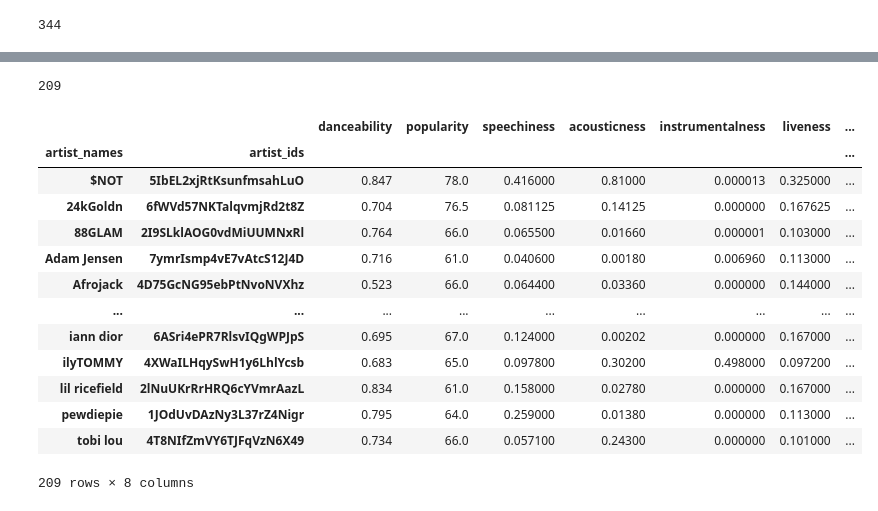
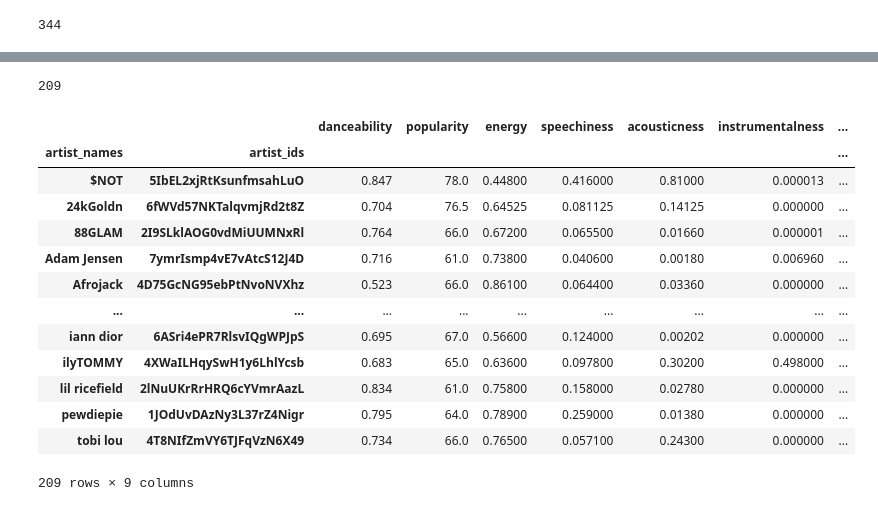
Before and after one commit to sucharita1/choose_your_music, a Jupyter notebook: spotify_songs_analysis.ipynb, the cells around one changed output, grey strips where cells are left out. Drawn from its saved outputs; the diff is of its cells as text; code cells hidden in the pictures.

```diff
--- a/spotify_songs_analysis.ipynb
+++ b/spotify_songs_analysis.ipynb
@@ -74,3 +88,11 @@ memory usage: 326.7+ KB
 # Change the datatype of release date to datetime and create a new column for release year
 songs_data_df['release_date'] = pd.to_datetime(songs_data_df['release_date'])
 songs_data_df['release_year'] = pd.DatetimeIndex(songs_data_df['release_date']).year
+
+# normalize tempo
+# Normalize tempo values
+column = songs_data_df["tempo"]
+max_tempo = column.max()
+
+songs_data_df['tempo'] = songs_data_df['tempo'].apply(lambda x: x/max_tempo)
+songs_data_df
@@ -168,42 +359,42 @@ songs_by_year_mean_df
 # %%
 # Creating group of audio features by artist
 popularity_by_artist_df = popular_songs_data_df.groupby(['artist_names', 'artist_ids']).mean()['popularity']
 danceability_by_artist_df = popular_songs_data_df.groupby(['artist_names', 'artist_ids']).mean()['danceability']
 energy_by_artist_df = popular_songs_data_df.groupby(['artist_names', 'artist_ids']).mean()['energy']
 speechiness_by_artist_df = popular_songs_data_df.groupby(['artist_names', 'artist_ids']).mean()['speechiness']
 acousticness_by_artist_df = popular_songs_data_df.groupby(['artist_names', 'artist_ids']).mean()['acousticness']
 instrumentalness_by_artist_df = popular_songs_data_df.groupby(['artist_names', 'artist_ids']).mean()['instrumentalness']
 liveness_by_artist_df = popular_songs_data_df.groupby(['artist_names', 'artist_ids']).mean()['liveness']
 valence_by_artist_df = popular_songs_data_df.groupby(['artist_names', 'artist_ids']).mean()['valence']
 tempo_by_artist_df = popular_songs_data_df.groupby(['artist_names', 'artist_ids']).mean()['tempo']
 
 # # Prints to check data integrity
 # print(len(danceability_by_artist_df))
 # print(len(popularity_by_artist_df))
 # print(len(speechiness_by_artist_df))
 # print(len(acousticness_by_artist_df))
 # print(len(instrumentalness_by_artist_df))
 # print(len(liveness_by_artist_df))
 # print(len(valence_by_artist_df))
 # print(len(tempo_by_artist_df))
 
 # Merging into a Dataframe with audio features by artist
-songs_by_artist_df = pd.concat([danceability_by_artist_df,popularity_by_artist_df, speechiness_by_artist_df, acousticness_by_artist_df, instrumentalness_by_artist_df, liveness_by_artist_df, valence_by_artist_df, tempo_by_artist_df], axis =1)
+songs_by_artist_df = pd.concat([danceability_by_artist_df,popularity_by_artist_df,energy_by_artist_df, speechiness_by_artist_df, acousticness_by_artist_df, instrumentalness_by_artist_df, liveness_by_artist_df, valence_by_artist_df, tempo_by_artist_df], axis =1)
 print(len(songs_by_artist_df))
 songs_by_artist_df
 # %% [output]
 209
-|  |  | danceability | popularity | speechiness | acousticness | instrumentalness | liveness | ... |
+|  |  | danceability | popularity | energy | speechiness | acousticness | instrumentalness | ... |
 | artist_names | artist_ids |  |  |  |  |  |  | ... |
-| $NOT | 5IbEL2xjRtKsunfmsahLuO | 0.847 | 78.0 | 0.416000 | 0.81000 | 0.000013 | 0.325000 | ... |
-| 24kGoldn | 6fWVd57NKTalqvmjRd2t8Z | 0.704 | 76.5 | 0.081125 | 0.14125 | 0.000000 | 0.167625 | ... |
-| 88GLAM | 2I9SLklAOG0vdMiUUMNxRl | 0.764 | 66.0 | 0.065500 | 0.01660 | 0.000001 | 0.103000 | ... |
-| Adam Jensen | 7ymrIsmp4vE7vAtcS12J4D | 0.716 | 61.0 | 0.040600 | 0.00180 | 0.006960 | 0.113000 | ... |
-| Afrojack | 4D75GcNG95ebPtNvoNVXhz | 0.523 | 66.0 | 0.064400 | 0.03360 | 0.000000 | 0.144000 | ... |
+| $NOT | 5IbEL2xjRtKsunfmsahLuO | 0.847 | 78.0 | 0.44800 | 0.416000 | 0.81000 | 0.000013 | ... |
+| 24kGoldn | 6fWVd57NKTalqvmjRd2t8Z | 0.704 | 76.5 | 0.64525 | 0.081125 | 0.14125 | 0.000000 | ... |
+| 88GLAM | 2I9SLklAOG0vdMiUUMNxRl | 0.764 | 66.0 | 0.67200 | 0.065500 | 0.01660 | 0.000001 | ... |
+| Adam Jensen | 7ymrIsmp4vE7vAtcS12J4D | 0.716 | 61.0 | 0.73800 | 0.040600 | 0.00180 | 0.006960 | ... |
+| Afrojack | 4D75GcNG95ebPtNvoNVXhz | 0.523 | 66.0 | 0.86100 | 0.064400 | 0.03360 | 0.000000 | ... |
 | ... | ... | ... | ... | ... | ... | ... | ... | ... |
-| iann dior | 6ASri4ePR7RlsvIQgWPJpS | 0.695 | 67.0 | 0.124000 | 0.00202 | 0.000000 | 0.167000 | ... |
-| ilyTOMMY | 4XWaILHqySwH1y6LhlYcsb | 0.683 | 65.0 | 0.097800 | 0.30200 | 0.498000 | 0.097200 | ... |
-| lil ricefield | 2lNuUKrRrHRQ6cYVmrAazL | 0.834 | 61.0 | 0.158000 | 0.02780 | 0.000000 | 0.167000 | ... |
-| pewdiepie | 1JOdUvDAzNy3L37rZ4Nigr | 0.795 | 64.0 | 0.259000 | 0.01380 | 0.000000 | 0.113000 | ... |
-| tobi lou | 4T8NIfZmVY6TJFqVzN6X49 | 0.734 | 66.0 | 0.057100 | 0.24300 | 0.000000 | 0.101000 | ... |
+| iann dior | 6ASri4ePR7RlsvIQgWPJpS | 0.695 | 67.0 | 0.56600 | 0.124000 | 0.00202 | 0.000000 | ... |
+| ilyTOMMY | 4XWaILHqySwH1y6LhlYcsb | 0.683 | 65.0 | 0.63600 | 0.097800 | 0.30200 | 0.498000 | ... |
+| lil ricefield | 2lNuUKrRrHRQ6cYVmrAazL | 0.834 | 61.0 | 0.75800 | 0.158000 | 0.02780 | 0.000000 | ... |
+| pewdiepie | 1JOdUvDAzNy3L37rZ4Nigr | 0.795 | 64.0 | 0.78900 | 0.259000 | 0.01380 | 0.000000 | ... |
+| tobi lou | 4T8NIfZmVY6TJFqVzN6X49 | 0.734 | 66.0 | 0.76500 | 0.057100 | 0.24300 | 0.000000 | ... |
-209 rows × 8 columns
+209 rows × 9 columns
```
Also changed, not shown: parts of 26 cells of this notebook.
